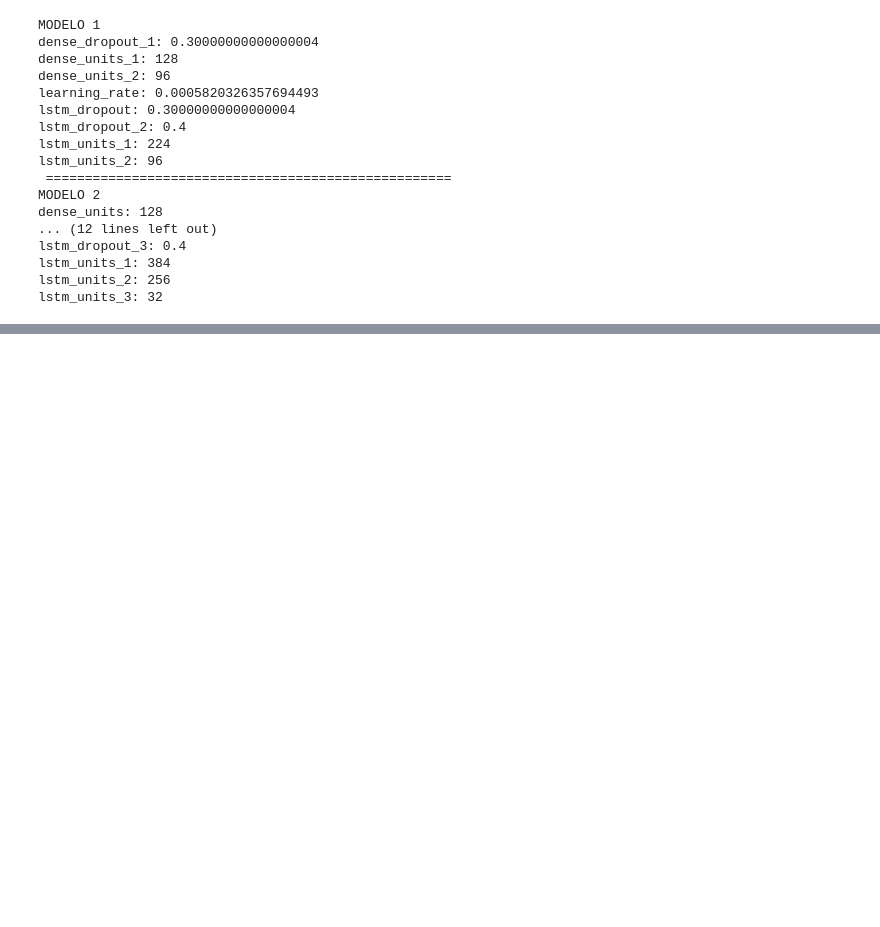
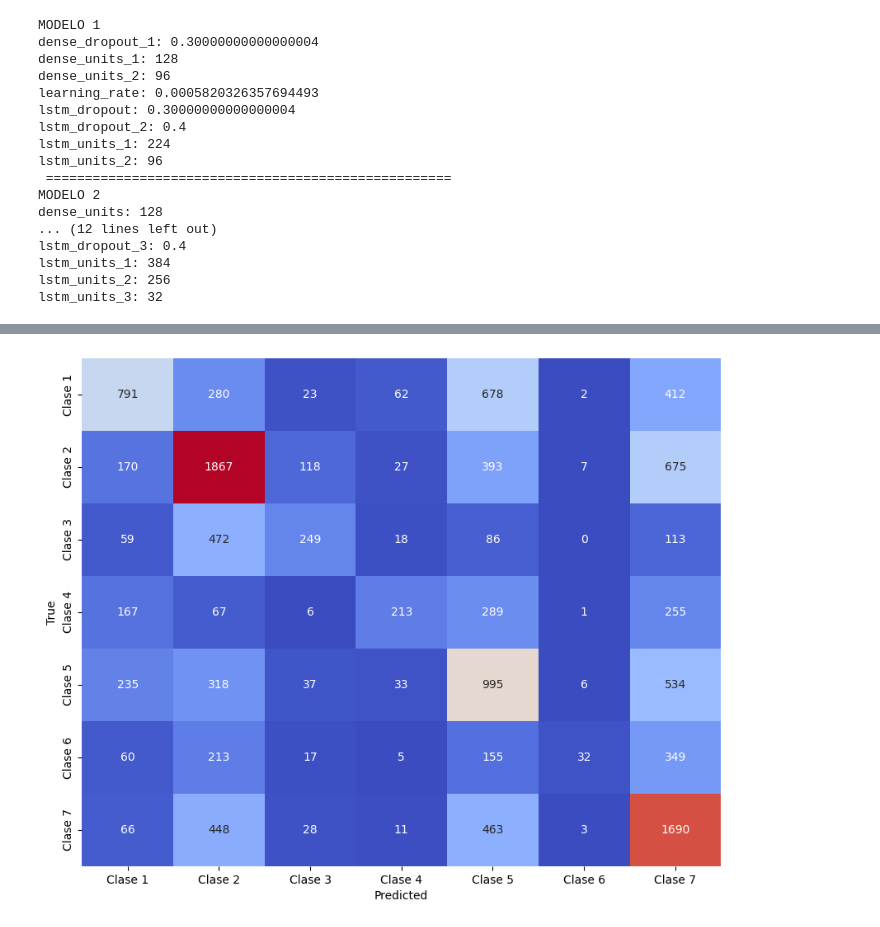
Before and after one commit to jcguerra10/SentimentRecognition, a Jupyter notebook: jupyter/models/LSTM_GloVe_text_sentiment_analysis.ipynb, the cells around one changed output, grey strips where cells are left out. Saved outputs shown, nothing was run; the diff lists cells and outputs as text; code cells hidden in the pictures; blank space fills up the shorter version.

```diff
--- a/jupyter/models/LSTM_GloVe_text_sentiment_analysis.ipynb
+++ b/jupyter/models/LSTM_GloVe_text_sentiment_analysis.ipynb
@@ -945,0 +1070,4 @@ Test Accuracy: 0.46976813673973083
+# %%
+plot_heatmap(y_pred_GloveLstmDo, y_test_np, labels)
+# %% [output]
+[figure, added]
```
Also changed, not shown: parts of 21 cells of this notebook, 9 other files.
